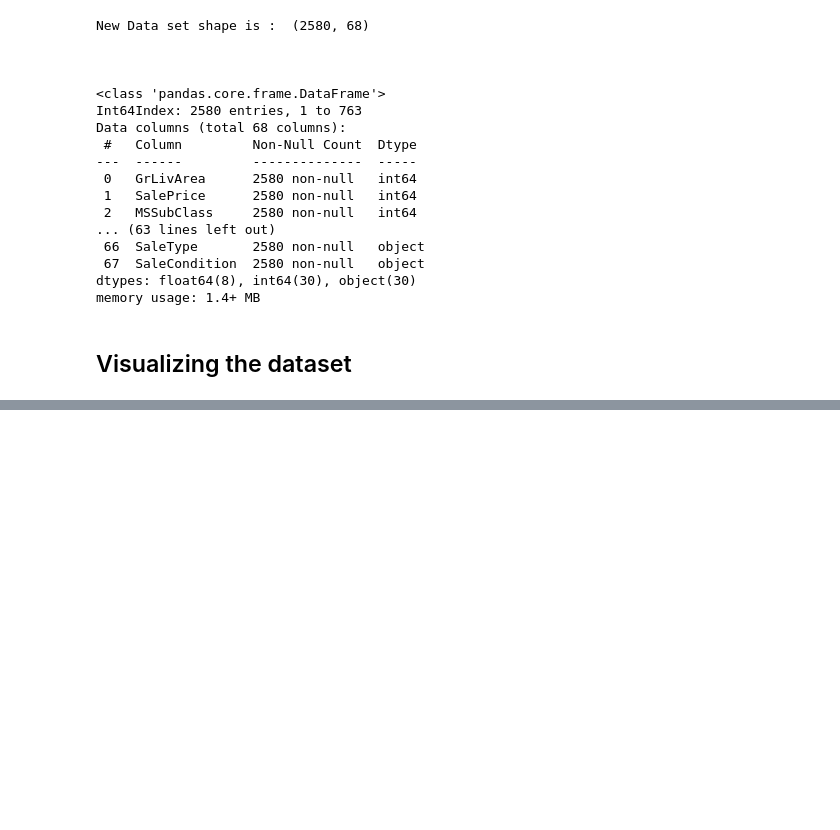
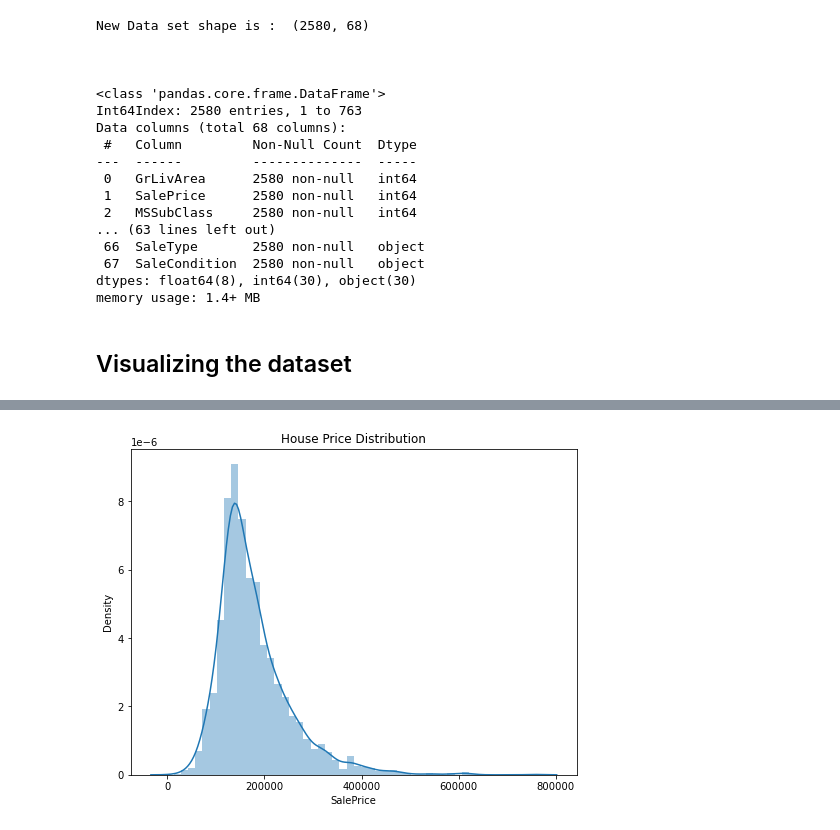
Before and after one commit to moutasam/Housing-Prices-ML, a Jupyter notebook: HousePricing.ipynb, the cells around one changed output, grey strips where cells are left out. Drawn from its saved outputs; the diff is of its cells as text; code cells hidden in the pictures; blank space fills up the shorter version.

```diff
--- a/HousePricing.ipynb
+++ b/HousePricing.ipynb
@@ -258,0 +285,6 @@ housing.to_csv('Housing_cleaned.csv')
+# %%
+plt.figure(figsize=(8,6))
+sns.distplot(housing['SalePrice'])
+title = plt.title("House Price")
+# %% [output]
+[figure, added]
```
Also changed, not shown: parts of 4 cells of this notebook.
